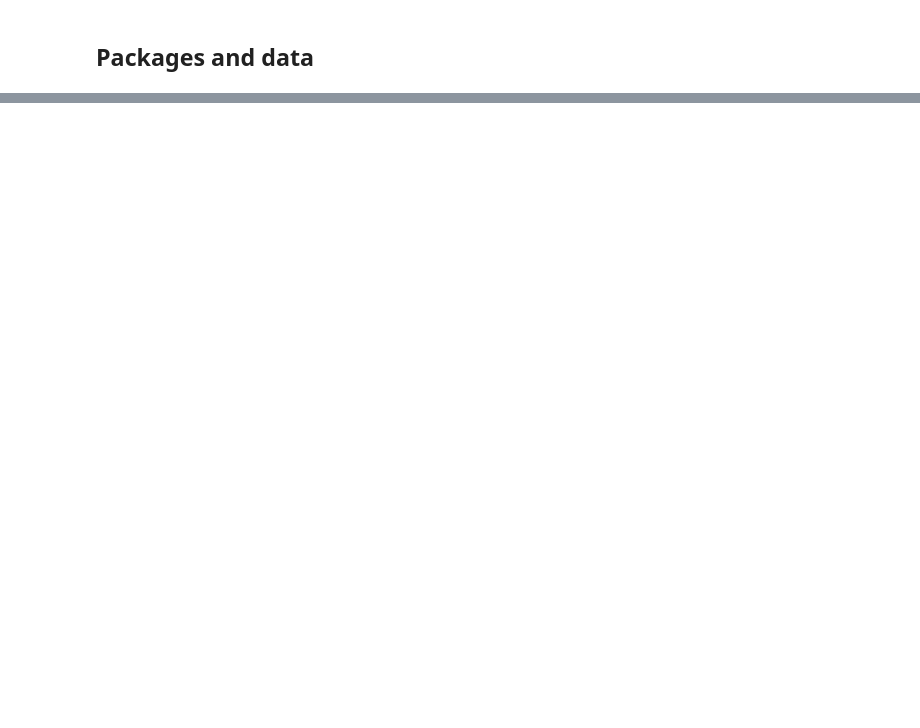
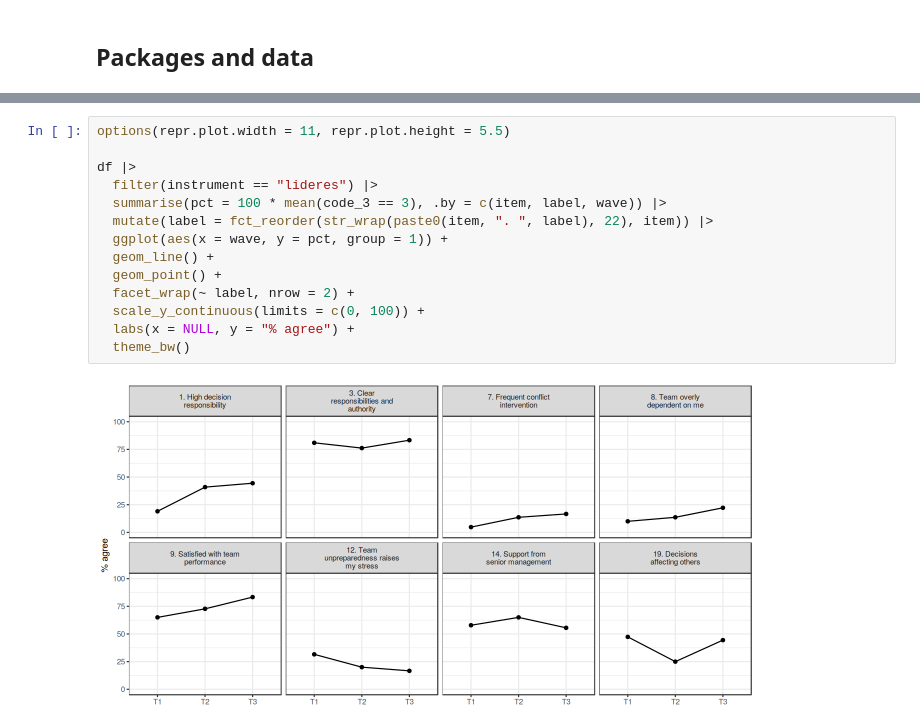
Before and after one commit to anovabr/AGEM-Time-Series, a Jupyter notebook: Processing and analysis/Command files/DA - Time series.ipynb, the cells around one changed output, grey strips where cells are left out. Cells and saved outputs as stored; diff of their text form; blank space fills up the shorter version.

```diff
--- a/Processing and analysis/Command files/DA - Time series.ipynb
+++ b/Processing and analysis/Command files/DA - Time series.ipynb
@@ -335,0 +152,16 @@ df |>
+# %%
+options(repr.plot.width = 11, repr.plot.height = 5.5)
+
+df |>
+  filter(instrument == "lideres") |>
+  summarise(pct = 100 * mean(code_3 == 3), .by = c(item, label, wave)) |>
+  mutate(label = fct_reorder(str_wrap(paste0(item, ". ", label), 22), item)) |>
+  ggplot(aes(x = wave, y = pct, group = 1)) +
+  geom_line() +
+  geom_point() +
+  facet_wrap(~ label, nrow = 2) +
+  scale_y_continuous(limits = c(0, 100)) +
+  labs(x = NULL, y = "% agree") +
+  theme_bw()
+# %% [output]
+[figure, added]
```
Also changed, not shown: parts of 39 cells of this notebook, 3 other files.
